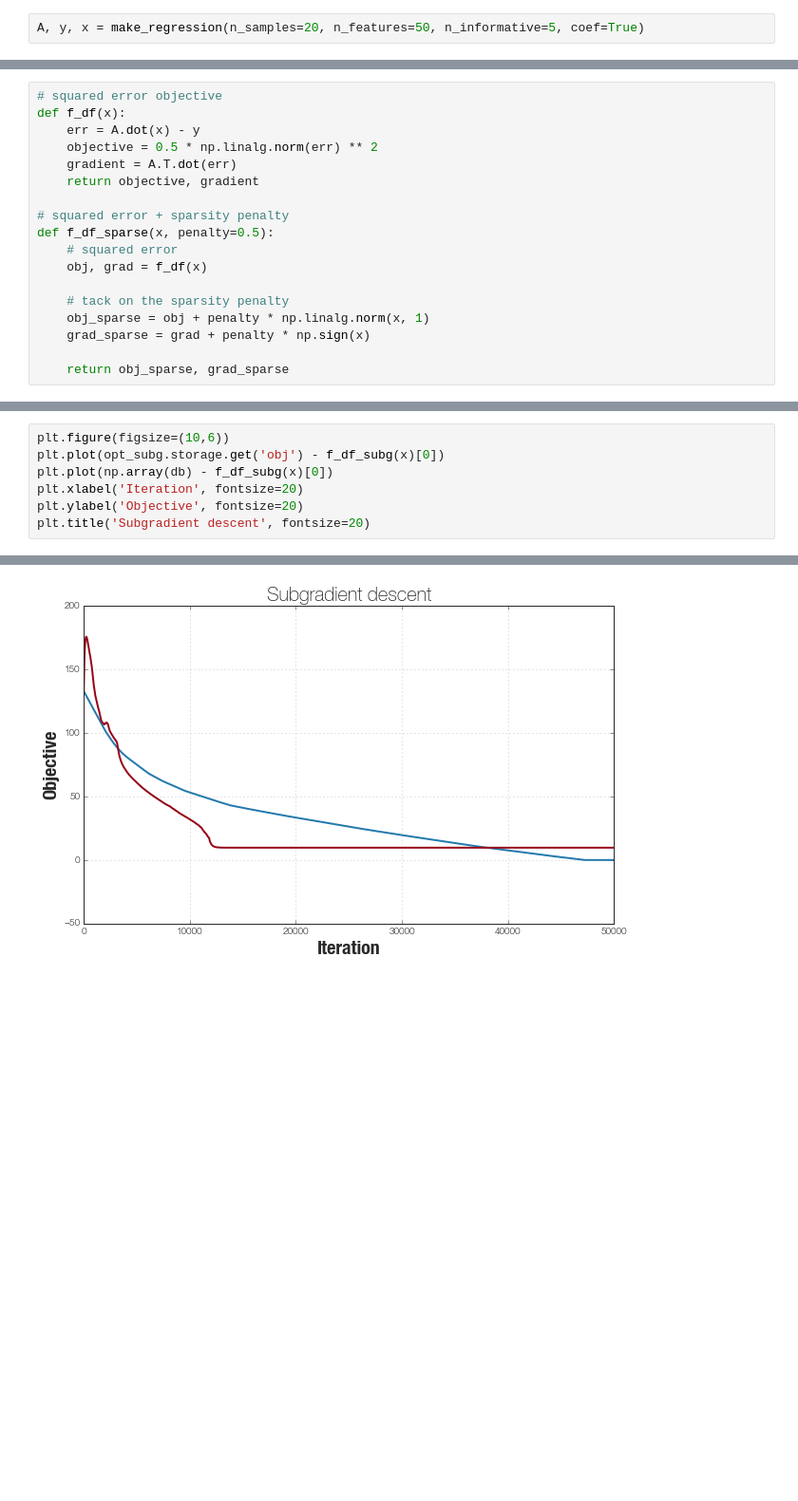
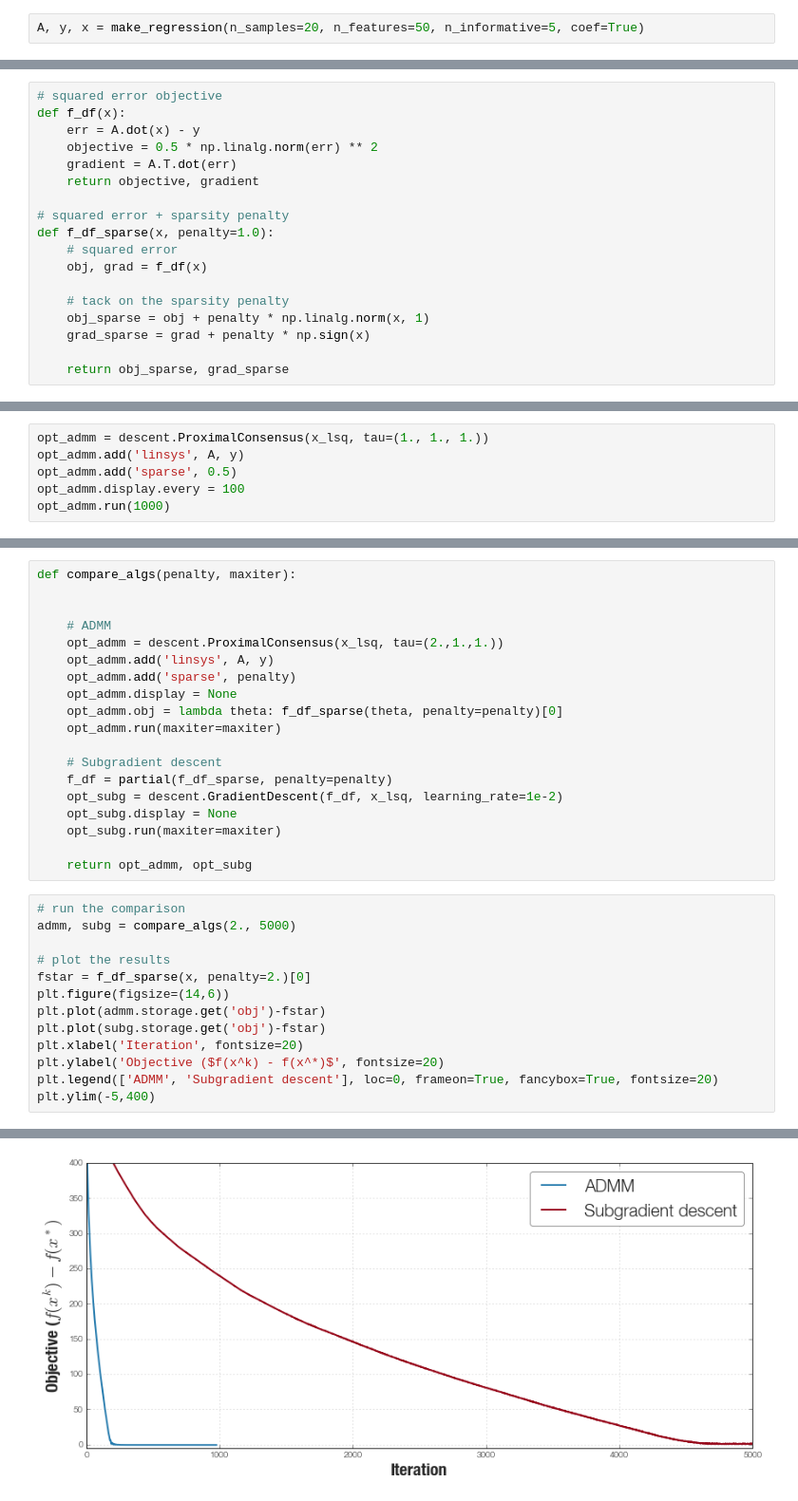
Before and after one commit to nirum/descent-tutorial, a Jupyter notebook: sparse recovery.ipynb, the cells around one changed output, grey strips where cells are left out. Shown: that part at 95% size. Saved outputs shown, nothing was run; the diff lists cells and outputs as text; blank space fills up the shorter version.

```diff
--- a/sparse recovery.ipynb
+++ b/sparse recovery.ipynb
@@ -38,7 +52,7 @@ def f_df(x):
     return objective, gradient
 
 # squared error + sparsity penalty
-def f_df_sparse(x, penalty=0.5):
+def f_df_sparse(x, penalty=1.0):
     # squared error
     obj, grad = f_df(x)
 
@@ -120,0 +106,6 @@ plt.plot(x, 'r--')
+# %%
+opt_admm = descent.ProximalConsensus(x_lsq, tau=(1., 1., 1.))
+opt_admm.add('linsys', A, y)
+opt_admm.add('sparse', 0.5)
+opt_admm.display.every = 100
+opt_admm.run(1000)
@@ -121,8 +147,33 @@ plt.plot(x, 'r--')
+# %%
+def compare_algs(penalty, maxiter):
+
+
+    # ADMM
+    opt_admm = descent.ProximalConsensus(x_lsq, tau=(2.,1.,1.))
+    opt_admm.add('linsys', A, y)
+    opt_admm.add('sparse', penalty)
+    opt_admm.display = None
+    opt_admm.obj = lambda theta: f_df_sparse(theta, penalty=penalty)[0]
+    opt_admm.run(maxiter=maxiter)
+
+    # Subgradient descent
+    f_df = partial(f_df_sparse, penalty=penalty)
+    opt_subg = descent.GradientDescent(f_df, x_lsq, learning_rate=1e-2)
+    opt_subg.display = None
+    opt_subg.run(maxiter=maxiter)
+
+    return opt_admm, opt_subg
 # %%
-plt.figure(figsize=(10,6))
-plt.plot(opt_subg.storage.get('obj') - f_df_subg(x)[0])
-plt.plot(np.array(db) - f_df_subg(x)[0])
+# run the comparison
+admm, subg = compare_algs(2., 5000)
+
+# plot the results
+fstar = f_df_sparse(x, penalty=2.)[0]
+plt.figure(figsize=(14,6))
+plt.plot(admm.storage.get('obj')-fstar)
+plt.plot(subg.storage.get('obj')-fstar)
 plt.xlabel('Iteration', fontsize=20)
-plt.ylabel('Objective', fontsize=20)
-plt.title('Subgradient descent', fontsize=20)
+plt.ylabel('Objective ($f(x^k) - f(x^*)$', fontsize=20)
+plt.legend(['ADMM', 'Subgradient descent'], loc=0, frameon=True, fancybox=True, fontsize=20)
+plt.ylim(-5,400)
 # %% [output]
@@ -130 +181 @@ plt.title('Subgradient descent', fontsize=20)
-[figure, old version]
+[figure, new version]
```
Also changed, not shown: parts of 27 cells of this notebook, 6 other files.
